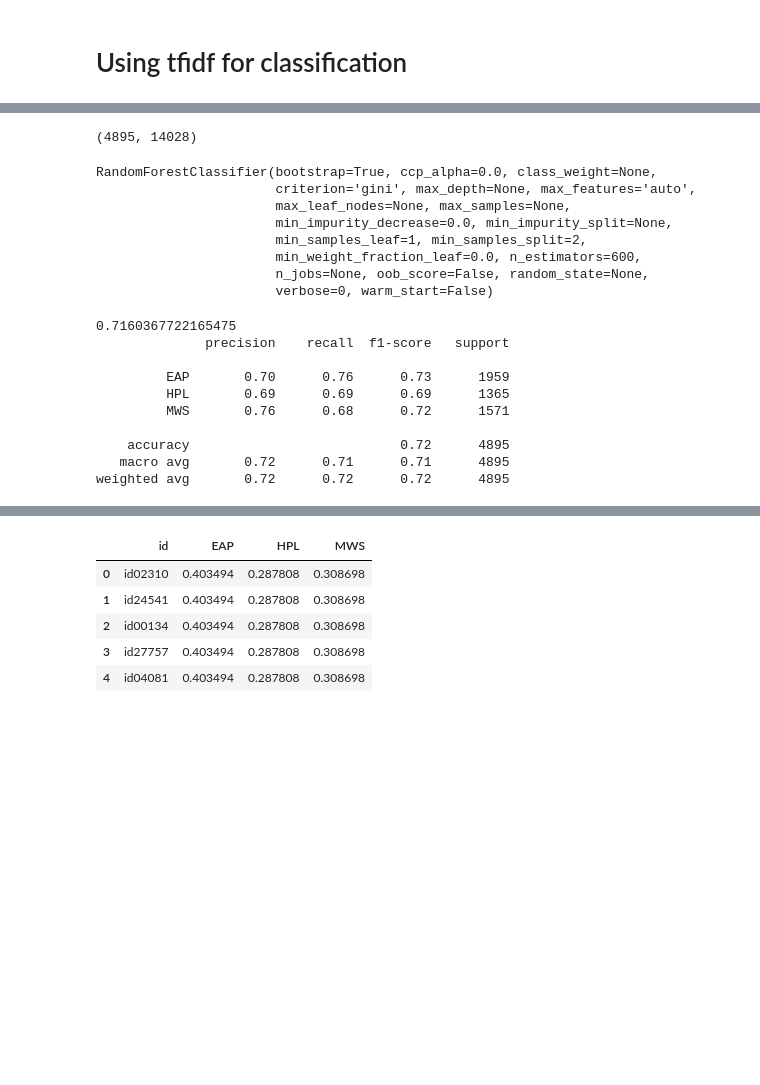
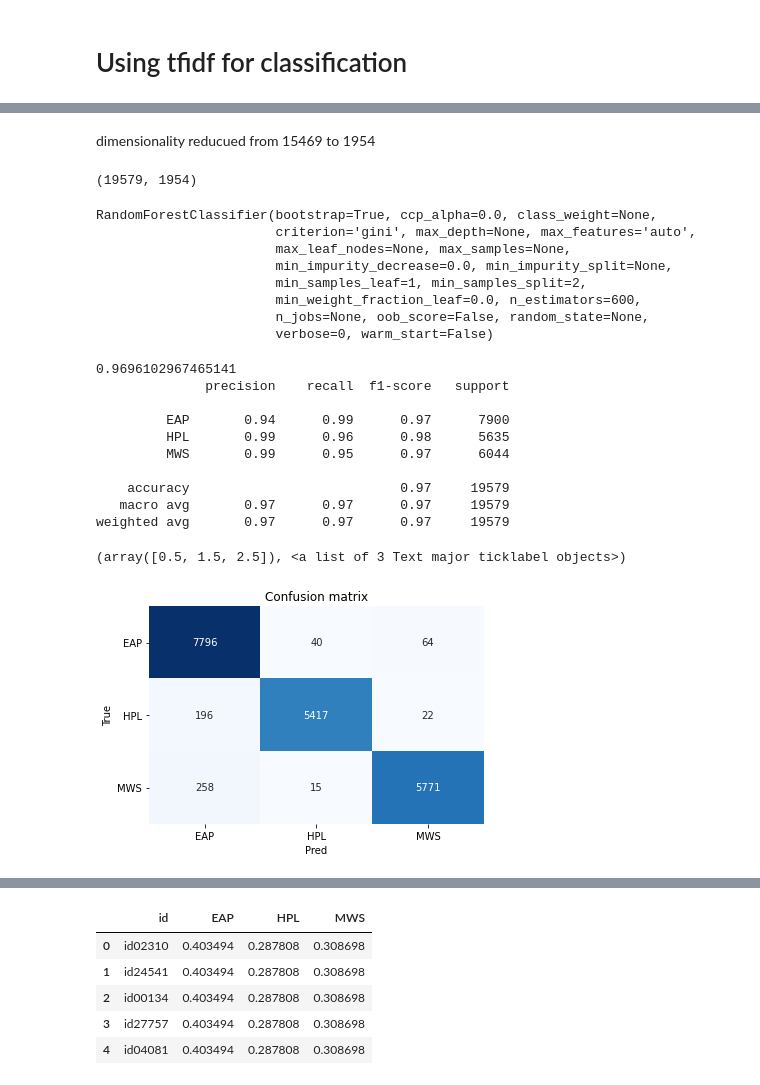
Before and after one commit to mrScissors/spookyAuthors, a Jupyter notebook: spookyAuthors.ipynb, the cells around one changed output, grey strips where cells are left out. Cells and saved outputs as stored; diff of their text form; code cells hidden in the pictures; blank space fills up the shorter version.

```diff
--- a/spookyAuthors.ipynb
+++ b/spookyAuthors.ipynb
@@ -167,0 +201,2 @@ tfTest = tfIdfVectorizer.transform(X_test.tolist())
+# %% [markdown]
+dimensionality reducued from 15469 to 1954
@@ -168,7 +206,7 @@ tfTest = tfIdfVectorizer.transform(X_test.tolist())
 # %%
-tfTest.shape
+tfTrain.shape
 # %% [output]
-(4895, 14028)
+(19579, 1954)
 # %%
 model = RandomForestClassifier(n_estimators=600)
 model.fit(tfTrain, y_train)
@@ -182,20 +220,33 @@ RandomForestClassifier(bootstrap=True, ccp_alpha=0.0, class_weight=None,
                        n_jobs=None, oob_score=False, random_state=None,
                        verbose=0, warm_start=False)
 # %%
-yPred = model.predict(tfTest)
-print(accuracy_score(y_test, yPred))
-print(classification_report(y_test, yPred))
+yPred = model.predict(tfTrain)
+print(accuracy_score(y_train, yPred))
+print(classification_report(y_train, yPred))
 # %% [output]
-0.7160367722165475
+0.9696102967465141
               precision    recall  f1-score   support
 
-         EAP       0.70      0.76      0.73      1959
-         HPL       0.69      0.69      0.69      1365
-         MWS       0.76      0.68      0.72      1571
+         EAP       0.94      0.99      0.97      7900
+         HPL       0.99      0.96      0.98      5635
+         MWS       0.99      0.95      0.97      6044
 
-    accuracy                           0.72      4895
-   macro avg       0.72      0.71      0.71      4895
-weighted avg       0.72      0.72      0.72      4895
+    accuracy                           0.97     19579
+   macro avg       0.97      0.97      0.97     19579
+weighted avg       0.97      0.97      0.97     19579
+# %%
+## Plot confusion matrix
+classes = np.unique(y_train)
+cm = confusion_matrix(y_train, yPred)
+fig, ax = plt.subplots()
+sns.heatmap(cm, annot=True, fmt='d', ax=ax, cmap=plt.cm.Blues,
+            cbar=False)
+ax.set(xlabel="Pred", ylabel="True", xticklabels=classes,
+       yticklabels=classes, title="Confusion matrix")
+plt.yticks(rotation=0)
+# %% [output]
+(array([0.5, 1.5, 2.5]), <a list of 3 Text major ticklabel objects>)
+[figure, added]
 # %%
 tfTestSubmit = tfIdfVectorizer.transform(test['text'].tolist())
 tfTestSubmit.shape
```
Also changed, not shown: parts of 17 cells of this notebook.
